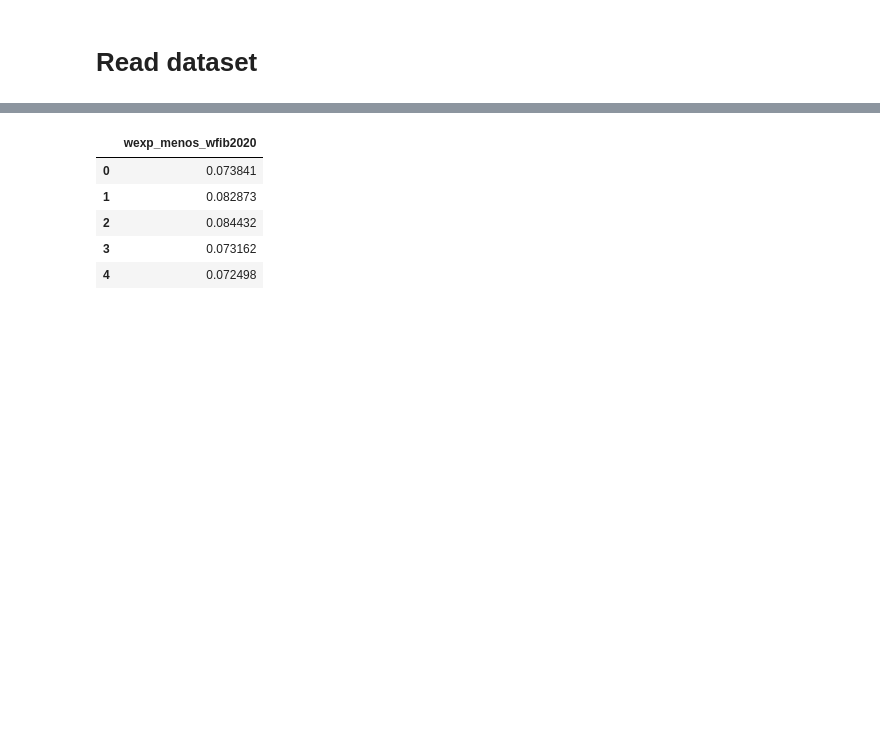
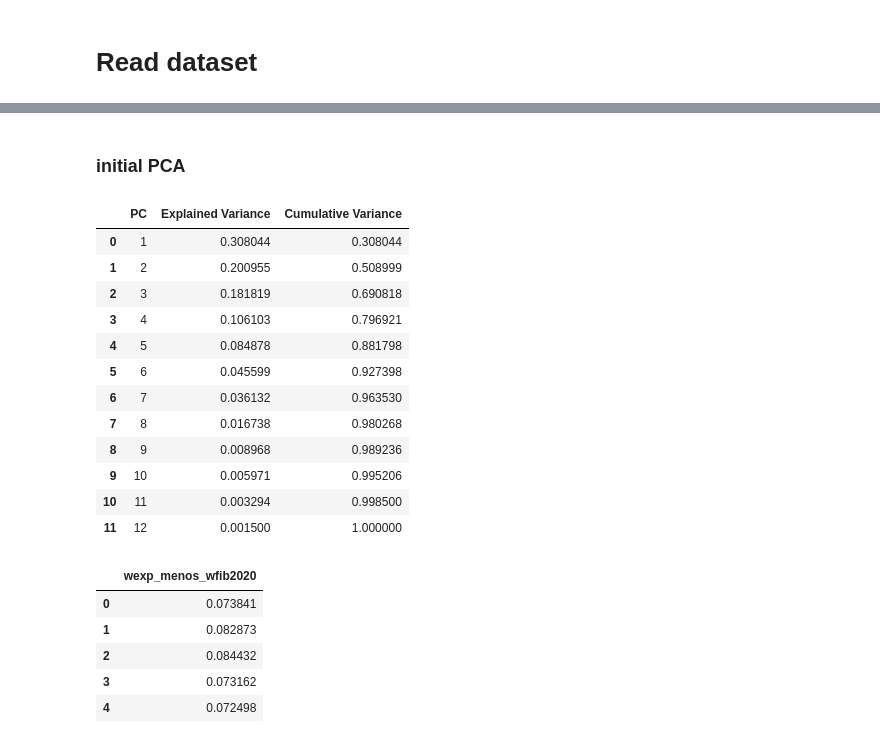
Before and after one commit to wmpjrufg/crack_prediction_symbolic_regression, a Jupyter notebook: train_pysr_model.ipynb, the cells around one changed output, grey strips where cells are left out. Cells and saved outputs as stored; diff of their text form; code cells hidden in the pictures; blank space fills up the shorter version.

Commit message:
feat: train with PCA

```diff
--- a/train_pysr_model.ipynb
+++ b/train_pysr_model.ipynb
@@ -49,3 +56,36 @@ x.head()
+# %% [markdown]
+### initial PCA
+# %%
+# Split the data in training and testing sets
+x_train, x_test, y_train, y_test = train_test_split(x, y, test_size=0.2)
+# Standardize the features using StandardScaler z-score normalization
+scaler = StandardScaler()
+scaler.fit(x_train)
+x_train_scaled = scaler.transform(x_train)
+x_test_scaled = scaler.transform(x_test)
+pca = PCA()
+pca.fit(x_train_scaled)
+explained_var = pca.explained_variance_ratio_
+df_var = pd.DataFrame({
+    "PC": np.arange(1, len(explained_var) + 1),
+    "Explained Variance": explained_var,
+    "Cumulative Variance": np.cumsum(explained_var)
+})
+df_var
+# %% [output]
+|  | PC | Explained Variance | Cumulative Variance |
+| 0 | 1 | 0.308044 | 0.308044 |
+| 1 | 2 | 0.200955 | 0.508999 |
+| 2 | 3 | 0.181819 | 0.690818 |
+| 3 | 4 | 0.106103 | 0.796921 |
+| 4 | 5 | 0.084878 | 0.881798 |
+| 5 | 6 | 0.045599 | 0.927398 |
+| 6 | 7 | 0.036132 | 0.963530 |
+| 7 | 8 | 0.016738 | 0.980268 |
+| 8 | 9 | 0.008968 | 0.989236 |
+| 9 | 10 | 0.005971 | 0.995206 |
+| 10 | 11 | 0.003294 | 0.998500 |
+| 11 | 12 | 0.001500 | 1.000000 |
 # %%
 y = dataset[2]
 y.head()
```
Also changed, not shown: parts of 3 cells of this notebook.
